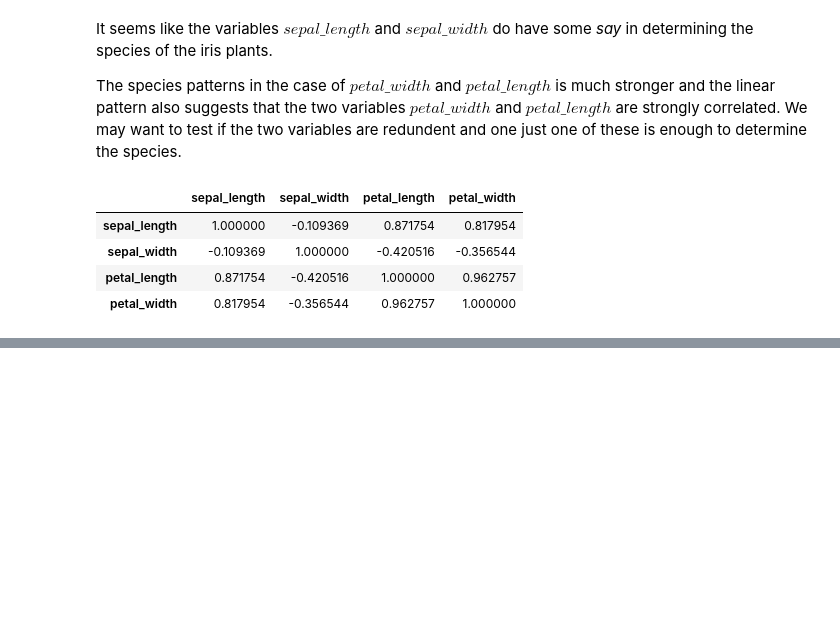
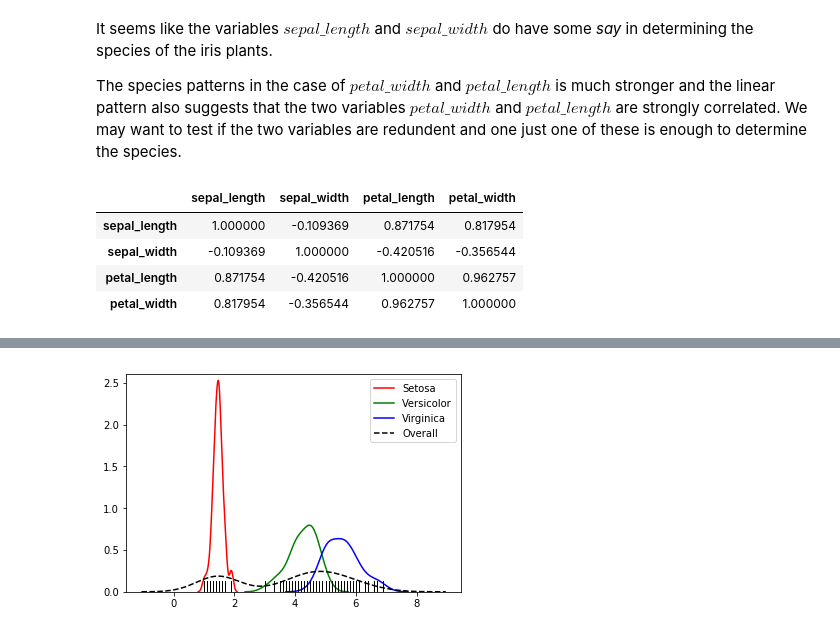
Before and after one commit to amjadfarman/iris_problem, a Jupyter notebook: iris_problem.ipynb, the cells around one changed output, grey strips where cells are left out. Cells and saved outputs as stored; diff of their text form; code cells hidden in the pictures; blank space fills up the shorter version.

```diff
--- a/iris_problem.ipynb
+++ b/iris_problem.ipynb
@@ -70,0 +108,10 @@ iris_data.corr()
+# %%
+sns.distplot(target_setosa[['petal_length']], hist=False, rug=True, color='r', label='Setosa')
+sns.distplot(target_versicolor[['petal_length']], hist=False, rug=True, color='g', label = 'Versicolor')
+sns.distplot(target_virginica[['petal_length']], hist=False, rug=True, color='b', label = 'Virginica')
+sns.distplot(iris_data[['petal_length']], hist=False, rug=True, color='black', kde_kws={'linestyle':'--'}, label = 'Overall')
+plt.ylim(0, 2.6)
+plt.legend()
+plt.show()
+# %% [output]
+[figure, added]
```
Also changed, not shown: parts of 12 cells of this notebook.
